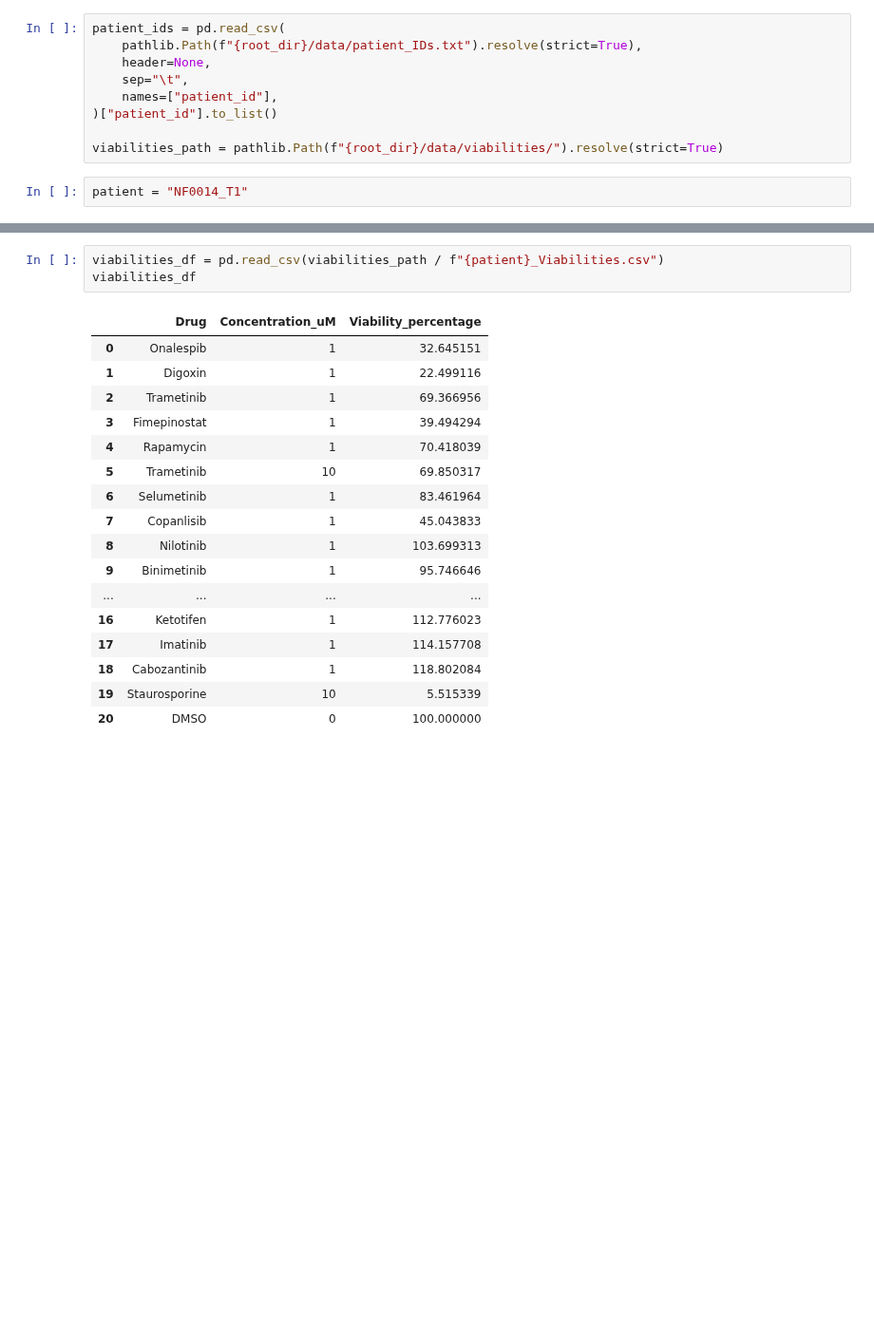
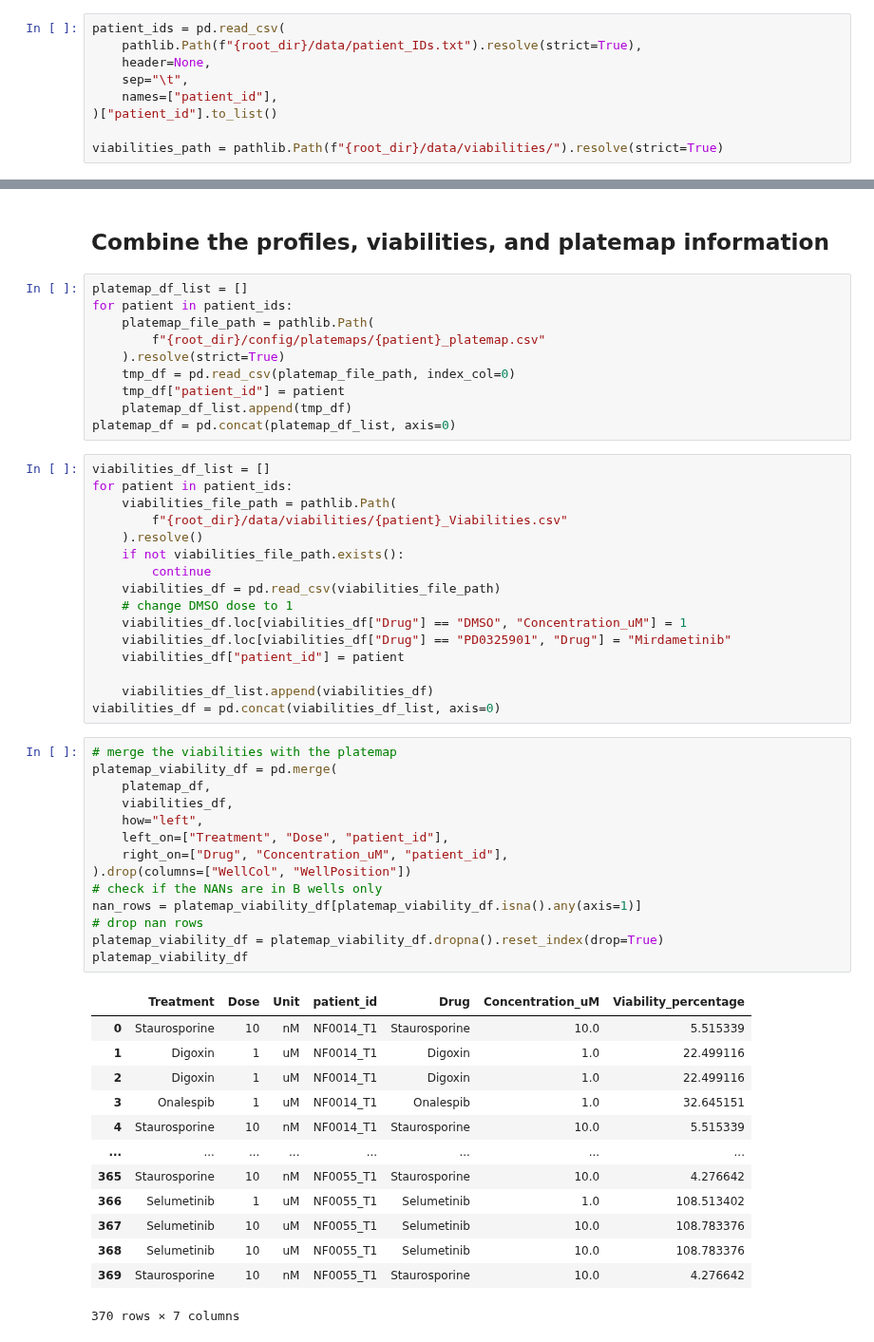
Before and after one commit to MikeLippincott/NF1_organoid_profile_analysis, a Jupyter notebook: 3.viability_prediction_models/notebooks/viability_prediction.ipynb, the cells around one changed output, grey strips where cells are left out. Shown at 95% size. Saved outputs shown, nothing was run; the diff lists cells and outputs as text; blank space fills up the shorter version.

```diff
--- a/3.viability_prediction_models/notebooks/viability_prediction.ipynb
+++ b/3.viability_prediction_models/notebooks/viability_prediction.ipynb
@@ -20,5 +434,3 @@ patient_ids = pd.read_csv(
 )["patient_id"].to_list()
 
 viabilities_path = pathlib.Path(f"{root_dir}/data/viabilities/").resolve(strict=True)
-# %%
-patient = "NF0014_T1"
@@ -40,21 +437,56 @@ sc_agg_df.head()
+# %% [markdown]
+## Combine the profiles, viabilities, and platemap information
+# %%
+platemap_df_list = []
+for patient in patient_ids:
+    platemap_file_path = pathlib.Path(
+        f"{root_dir}/config/platemaps/{patient}_platemap.csv"
+    ).resolve(strict=True)
+    tmp_df = pd.read_csv(platemap_file_path, index_col=0)
+    tmp_df["patient_id"] = patient
+    platemap_df_list.append(tmp_df)
+platemap_df = pd.concat(platemap_df_list, axis=0)
 # %%
-viabilities_df = pd.read_csv(viabilities_path / f"{patient}_Viabilities.csv")
-viabilities_df
+viabilities_df_list = []
+for patient in patient_ids:
+    viabilities_file_path = pathlib.Path(
+        f"{root_dir}/data/viabilities/{patient}_Viabilities.csv"
+    ).resolve()
+    if not viabilities_file_path.exists():
+        continue
+    viabilities_df = pd.read_csv(viabilities_file_path)
+    # change DMSO dose to 1
+    viabilities_df.loc[viabilities_df["Drug"] == "DMSO", "Concentration_uM"] = 1
+    viabilities_df.loc[viabilities_df["Drug"] == "PD0325901", "Drug"] = "Mirdametinib"
+    viabilities_df["patient_id"] = patient
+
+    viabilities_df_list.append(viabilities_df)
+viabilities_df = pd.concat(viabilities_df_list, axis=0)
-# %% [output]
-|  | Drug | Concentration_uM | Viability_percentage |
-| 0 | Onalespib | 1 | 32.645151 |
-| 1 | Digoxin | 1 | 22.499116 |
-| 2 | Trametinib | 1 | 69.366956 |
-| 3 | Fimepinostat | 1 | 39.494294 |
-| 4 | Rapamycin | 1 | 70.418039 |
-| 5 | Trametinib | 10 | 69.850317 |
-| 6 | Selumetinib | 1 | 83.461964 |
-| 7 | Copanlisib | 1 | 45.043833 |
-| 8 | Nilotinib | 1 | 103.699313 |
-| 9 | Binimetinib | 1 | 95.746646 |
-| ... | ... | ... | ... |
-| 16 | Ketotifen | 1 | 112.776023 |
-| 17 | Imatinib | 1 | 114.157708 |
-| 18 | Cabozantinib | 1 | 118.802084 |
-| 19 | Staurosporine | 10 | 5.515339 |
-| 20 | DMSO | 0 | 100.000000 |
+# %%
+# merge the viabilities with the platemap
+platemap_viability_df = pd.merge(
+    platemap_df,
+    viabilities_df,
+    how="left",
+    left_on=["Treatment", "Dose", "patient_id"],
+    right_on=["Drug", "Concentration_uM", "patient_id"],
+).drop(columns=["WellCol", "WellPosition"])
+# check if the NANs are in B wells only
+nan_rows = platemap_viability_df[platemap_viability_df.isna().any(axis=1)]
+# drop nan rows
+platemap_viability_df = platemap_viability_df.dropna().reset_index(drop=True)
+platemap_viability_df
+# %% [output]
+|  | Treatment | Dose | Unit | patient_id | Drug | Concentration_uM | Viability_percentage |
+| 0 | Staurosporine | 10 | nM | NF0014_T1 | Staurosporine | 10.0 | 5.515339 |
+| 1 | Digoxin | 1 | uM | NF0014_T1 | Digoxin | 1.0 | 22.499116 |
+| 2 | Digoxin | 1 | uM | NF0014_T1 | Digoxin | 1.0 | 22.499116 |
+| 3 | Onalespib | 1 | uM | NF0014_T1 | Onalespib | 1.0 | 32.645151 |
+| 4 | Staurosporine | 10 | nM | NF0014_T1 | Staurosporine | 10.0 | 5.515339 |
+| ... | ... | ... | ... | ... | ... | ... | ... |
+| 365 | Staurosporine | 10 | nM | NF0055_T1 | Staurosporine | 10.0 | 4.276642 |
+| 366 | Selumetinib | 1 | uM | NF0055_T1 | Selumetinib | 1.0 | 108.513402 |
+| 367 | Selumetinib | 10 | uM | NF0055_T1 | Selumetinib | 10.0 | 108.783376 |
+| 368 | Selumetinib | 10 | uM | NF0055_T1 | Selumetinib | 10.0 | 108.783376 |
+| 369 | Staurosporine | 10 | nM | NF0055_T1 | Staurosporine | 10.0 | 4.276642 |
+370 rows × 7 columns
```
Also changed, not shown: parts of 9 cells of this notebook, 20 other files.
